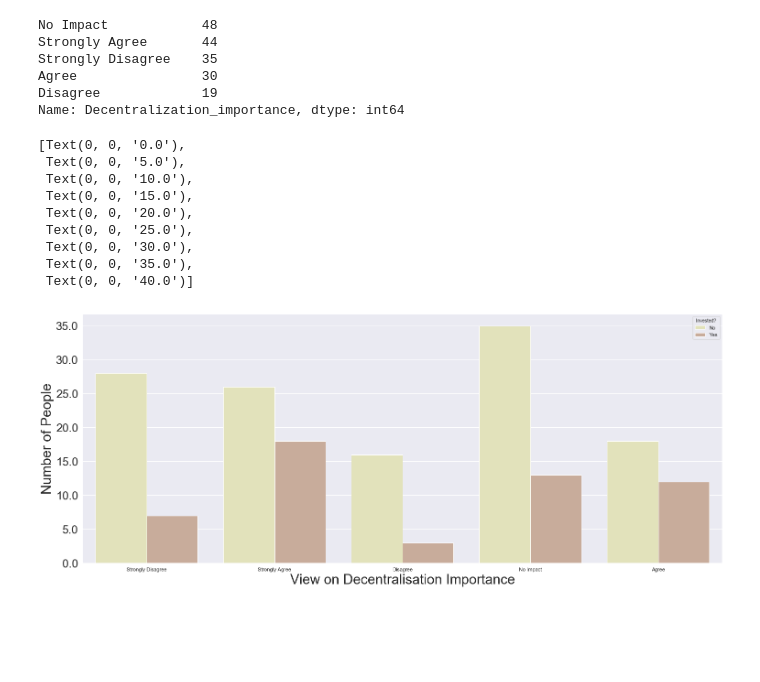
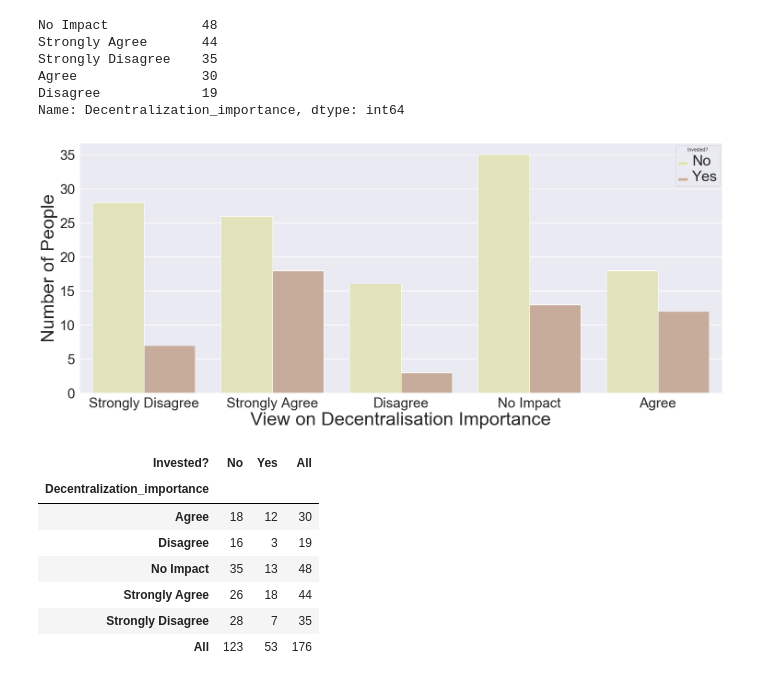
Before and after one commit to Karanpalshekhawat/short-trading-strategy-notebooks, a Jupyter notebook: Survey_analysis.ipynb, the cells around one changed output. Saved outputs shown, nothing was run; the diff lists cells and outputs as text; code cells hidden in the pictures; blank space fills up the shorter version.

```diff
--- a/Survey_analysis.ipynb
+++ b/Survey_analysis.ipynb
@@ -37,19 +37,23 @@ import matplotlib.pyplot as plt
 # %%
 sns.set(style="darkgrid")
 sns.set_palette("pink_r", 3)
 fig, ax = plt.subplots(figsize = (25,10))
 ax = sns.countplot(x = 'Decentralization_importance', hue = 'Invested?', data = df)
-ax.set_ylabel('Number of People', fontsize = 30)
-ax.set_xlabel('View on Decentralisation Importance', fontsize = 30)
-ax.set_yticklabels(ax.get_yticks(), size = 25)
+ax.set_ylabel('Number of People', fontsize = 40)
+ax.set_xlabel('View on Decentralisation Importance', fontsize = 40)
+ax.tick_params(labelsize=30)
+plt.setp(ax.get_legend().get_texts(), fontsize='32') # for legend text
+plt.show()
 # %% [output]
-[Text(0, 0, '0.0'),
- Text(0, 0, '5.0'),
- Text(0, 0, '10.0'),
- Text(0, 0, '15.0'),
- Text(0, 0, '20.0'),
- Text(0, 0, '25.0'),
- Text(0, 0, '30.0'),
- Text(0, 0, '35.0'),
- Text(0, 0, '40.0')]
-[figure, old version]
+[figure, new version]
+# %%
+pd.crosstab(index = df['Decentralization_importance'], columns = df['Invested?'], margins = True)
+# %% [output]
+| Invested? | No | Yes | All |
+| Decentralization_importance |  |  |  |
+| Agree | 18 | 12 | 30 |
+| Disagree | 16 | 3 | 19 |
+| No Impact | 35 | 13 | 48 |
+| Strongly Agree | 26 | 18 | 44 |
+| Strongly Disagree | 28 | 7 | 35 |
+| All | 123 | 53 | 176 |
```
Also changed, not shown: parts of 5 cells of this notebook.
